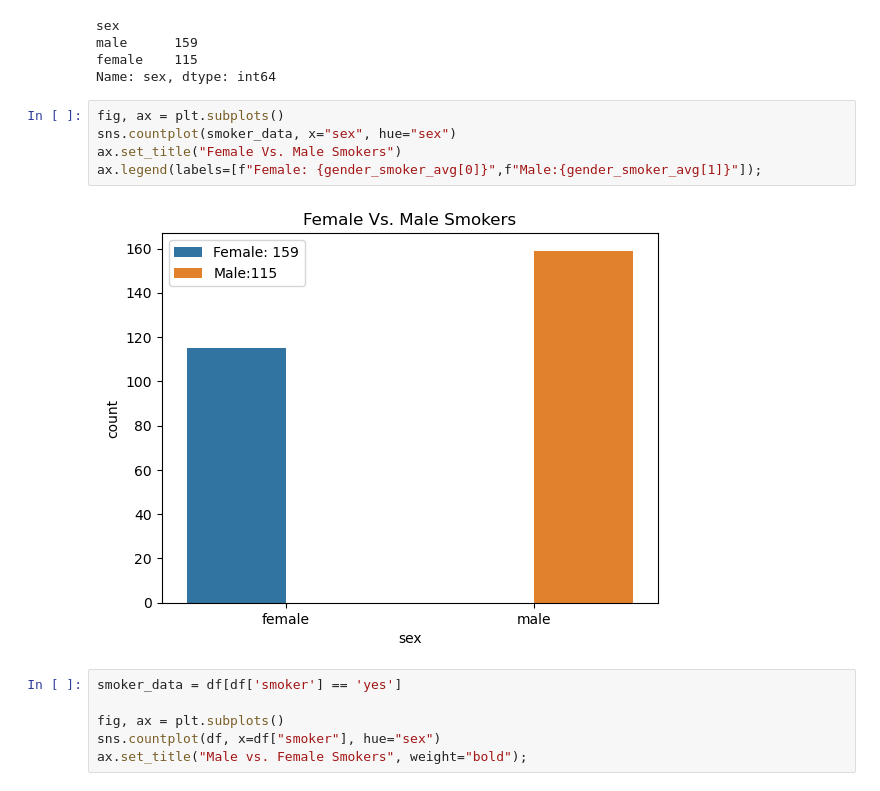
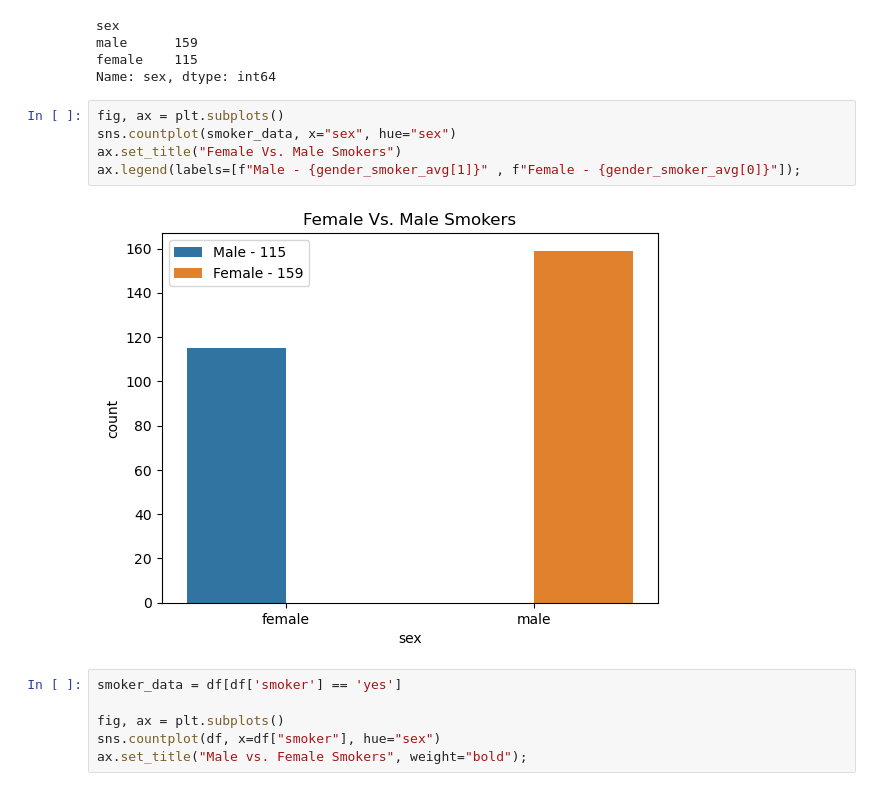
Before and after one commit to eckoecho/Hypothesis-Testing-with-Insurance-Data, a Jupyter notebook: Hypothesis Testing with Insurance Data.ipynb, the cells around one changed output. Drawn from its saved outputs; the diff is of its cells as text.

```diff
--- a/Hypothesis Testing with Insurance Data.ipynb
+++ b/Hypothesis Testing with Insurance Data.ipynb
@@ -225,10 +226,10 @@ Name: sex, dtype: int64
 # %%
 fig, ax = plt.subplots()
 sns.countplot(smoker_data, x="sex", hue="sex")
 ax.set_title("Female Vs. Male Smokers")
-ax.legend(labels=[f"Female: {gender_smoker_avg[0]}",f"Male:{gender_smoker_avg[1]}"]);
+ax.legend(labels=[f"Male - {gender_smoker_avg[1]}" , f"Female - {gender_smoker_avg[0]}"]);
 # %% [output]
-[figure, old version]
+[figure, new version]
 # %%
 smoker_data = df[df['smoker'] == 'yes']
 
```
Also changed, not shown: parts of 1 cell of this notebook.
